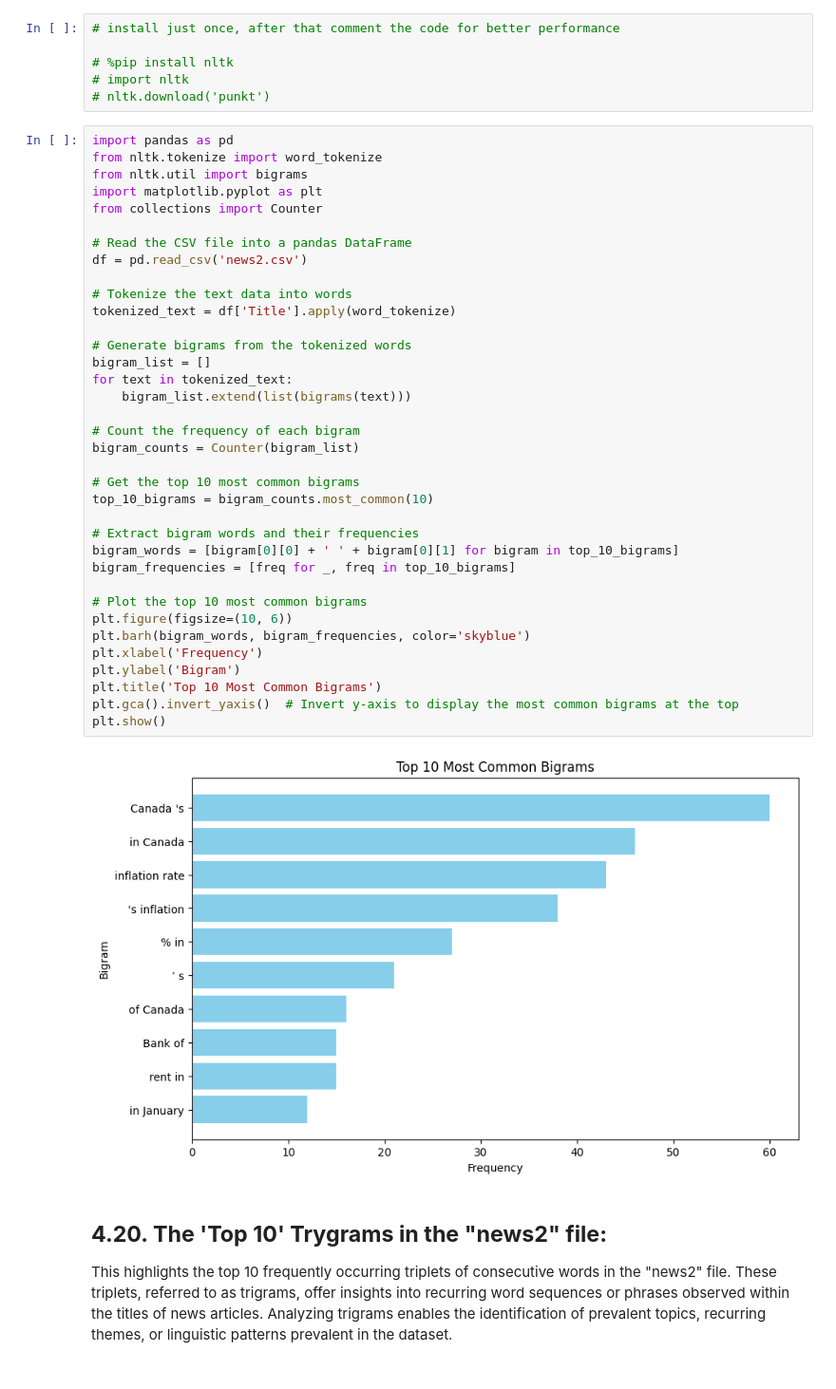
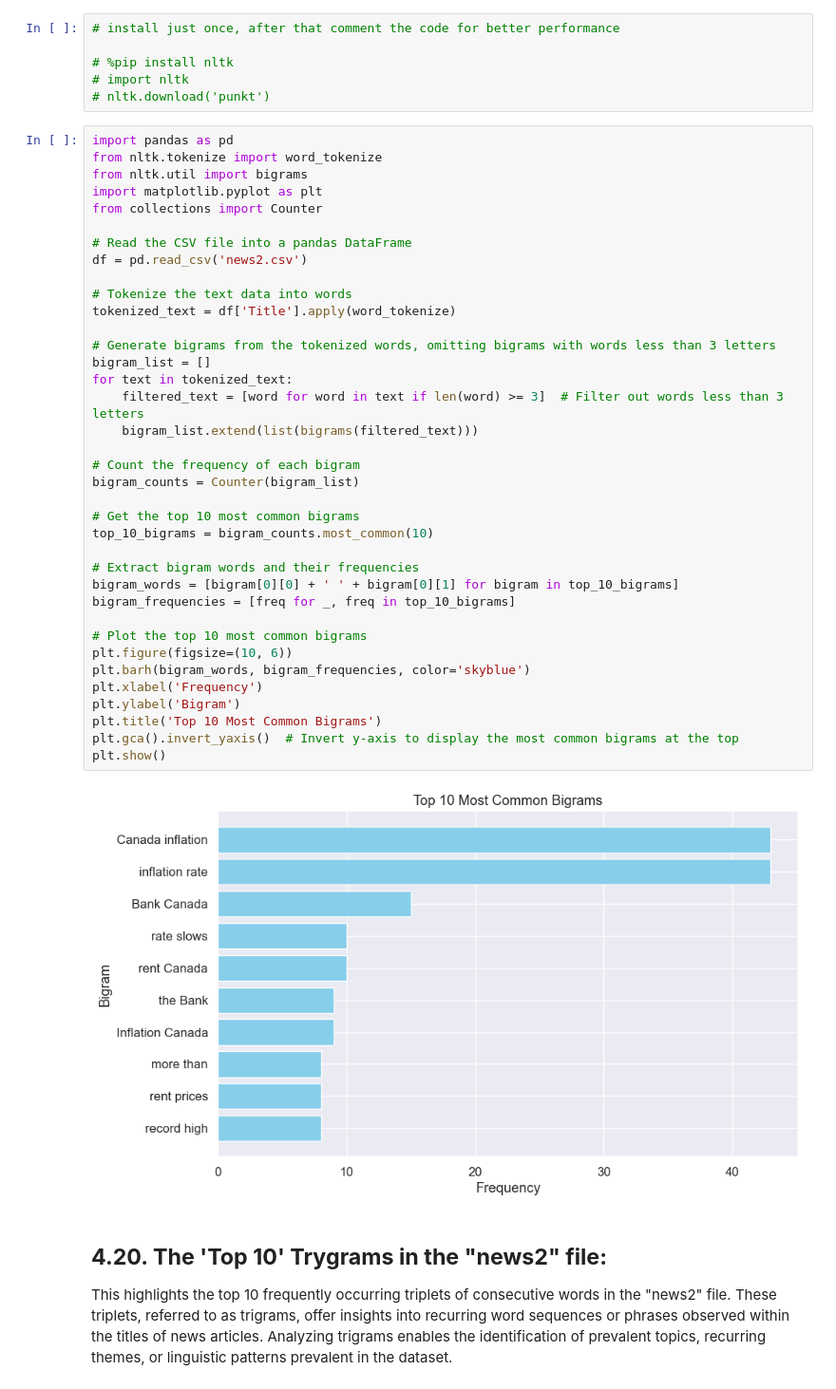
Before and after one commit to yeisonmontoya1815/Machine-Learning_Prediction_CAN_Inflation, a Jupyter notebook: 1. Prediction CAN Inflation.ipynb, the cells around one changed output. Shown at 95% size. Drawn from its saved outputs; the diff is of its cells as text.

```diff
--- a/1. Prediction CAN Inflation.ipynb
+++ b/1. Prediction CAN Inflation.ipynb
@@ -1333,36 +1443,37 @@ import matplotlib.pyplot as plt
 from collections import Counter
 
 # Read the CSV file into a pandas DataFrame
 df = pd.read_csv('news2.csv')
 
 # Tokenize the text data into words
 tokenized_text = df['Title'].apply(word_tokenize)
 
-# Generate bigrams from the tokenized words
+# Generate bigrams from the tokenized words, omitting bigrams with words less than 3 letters
 bigram_list = []
 for text in tokenized_text:
-    bigram_list.extend(list(bigrams(text)))
+    filtered_text = [word for word in text if len(word) >= 3]  # Filter out words less than 3 letters
+    bigram_list.extend(list(bigrams(filtered_text)))
 
 # Count the frequency of each bigram
 bigram_counts = Counter(bigram_list)
 
 # Get the top 10 most common bigrams
 top_10_bigrams = bigram_counts.most_common(10)
 
 # Extract bigram words and their frequencies
 bigram_words = [bigram[0][0] + ' ' + bigram[0][1] for bigram in top_10_bigrams]
 bigram_frequencies = [freq for _, freq in top_10_bigrams]
 
 # Plot the top 10 most common bigrams
 plt.figure(figsize=(10, 6))
 plt.barh(bigram_words, bigram_frequencies, color='skyblue')
 plt.xlabel('Frequency')
 plt.ylabel('Bigram')
 plt.title('Top 10 Most Common Bigrams')
 plt.gca().invert_yaxis()  # Invert y-axis to display the most common bigrams at the top
 plt.show()
 # %% [output]
-[figure, old version]
+[figure, new version]
 # %% [markdown]
 ## **4.20. The 'Top 10' Trygrams in the "news2" file:**
 
```
Also changed, not shown: parts of 16 cells of this notebook, 1 other file.
